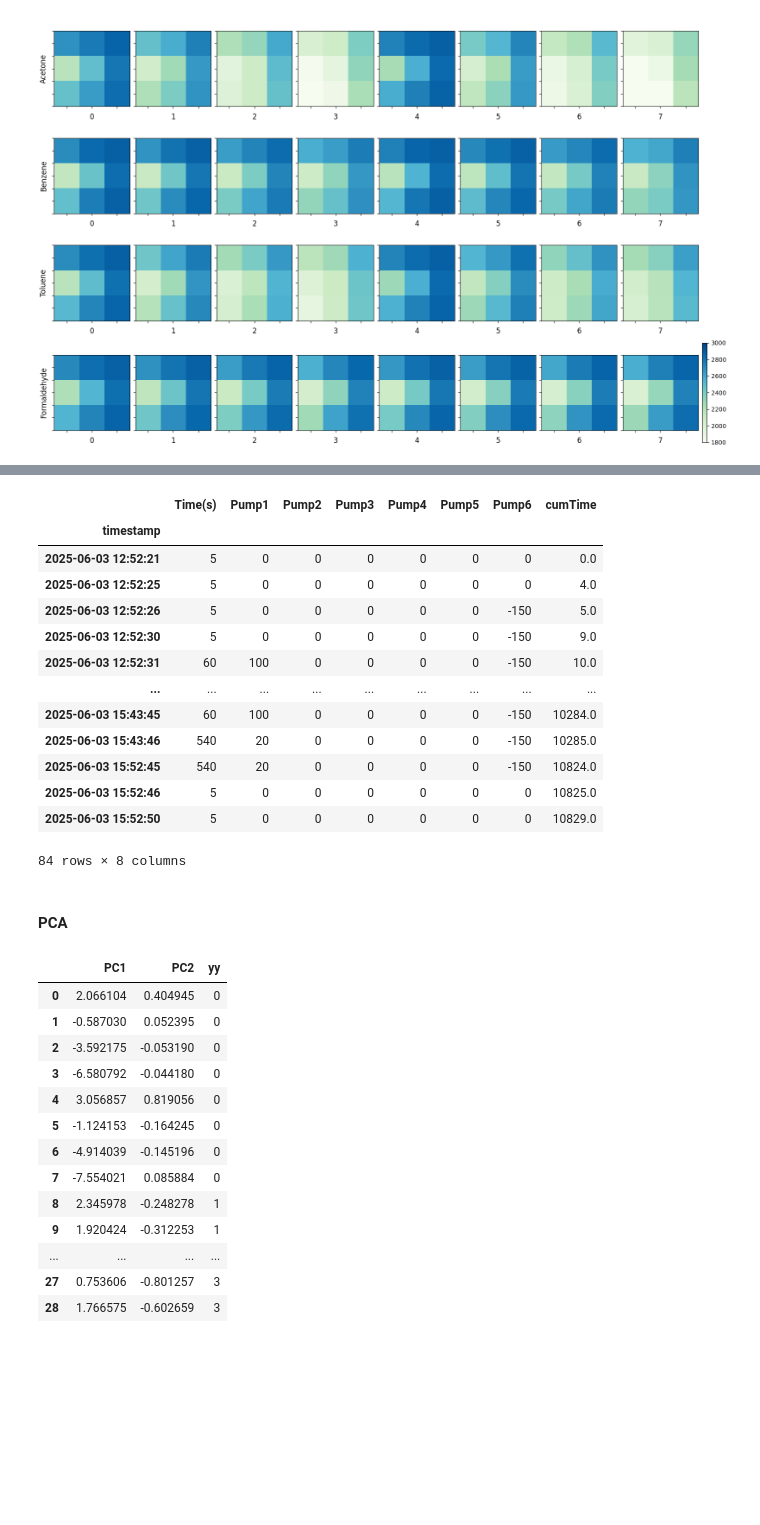
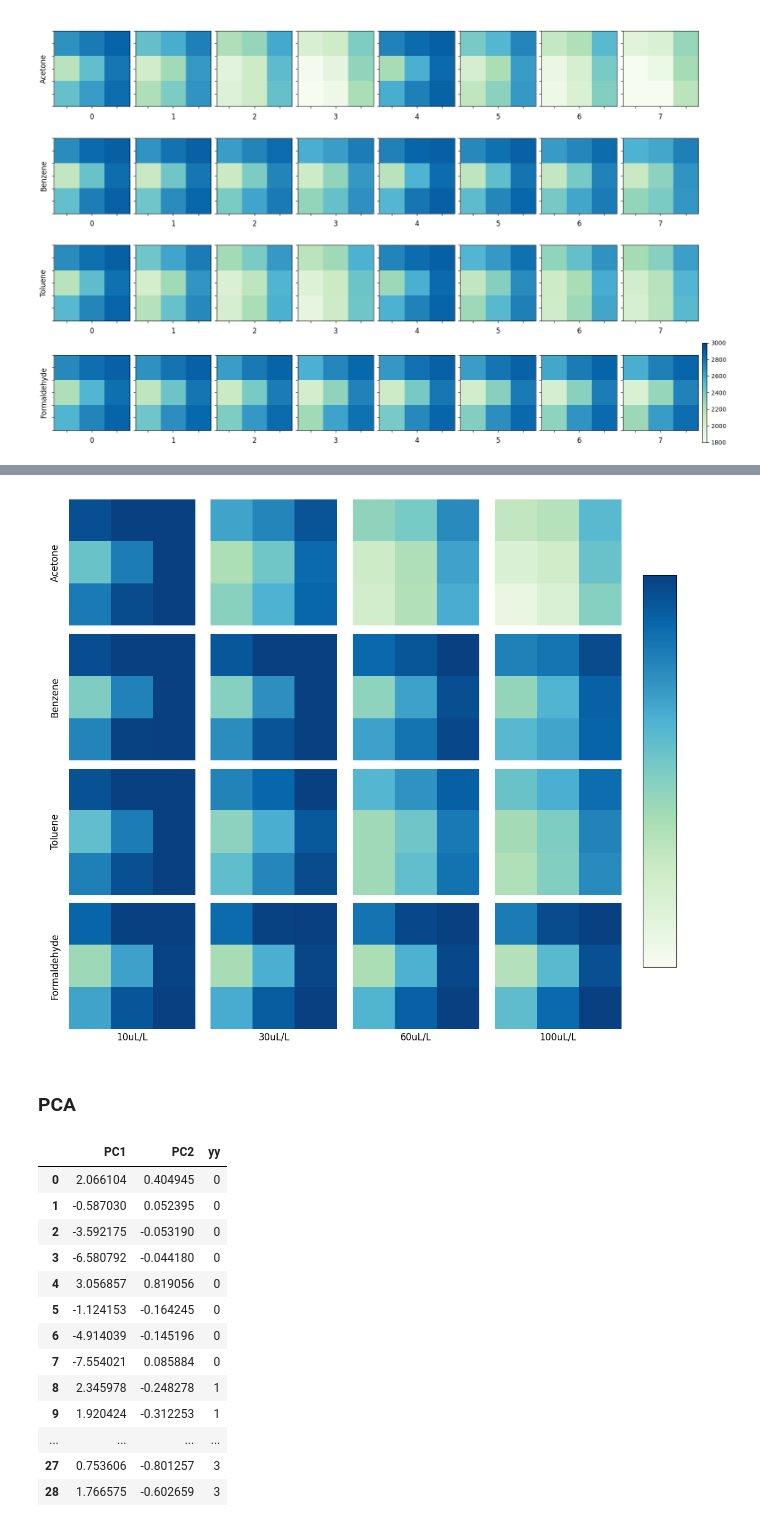
Before and after one commit to Jonathanchan1996/waterpaper, a Jupyter notebook: water3x3_classifi.ipynb, the cells around one changed output, grey strips where cells are left out. Saved outputs shown, nothing was run; the diff lists cells and outputs as text; code cells hidden in the pictures; blank space fills up the shorter version.

```diff
--- a/water3x3_classifi.ipynb
+++ b/water3x3_classifi.ipynb
@@ -389,22 +391,49 @@ fig.tight_layout(rect=[0, 0, 0.9, 1])  # Leave space for the colorbar
-# %%
-myTest[0].seq_df
-# %% [output]
-|  | Time(s) | Pump1 | Pump2 | Pump3 | Pump4 | Pump5 | Pump6 | cumTime |
-| timestamp |  |  |  |  |  |  |  |  |
-| 2025-06-03 12:52:21 | 5 | 0 | 0 | 0 | 0 | 0 | 0 | 0.0 |
-| 2025-06-03 12:52:25 | 5 | 0 | 0 | 0 | 0 | 0 | 0 | 4.0 |
-| 2025-06-03 12:52:26 | 5 | 0 | 0 | 0 | 0 | 0 | -150 | 5.0 |
-| 2025-06-03 12:52:30 | 5 | 0 | 0 | 0 | 0 | 0 | -150 | 9.0 |
-| 2025-06-03 12:52:31 | 60 | 100 | 0 | 0 | 0 | 0 | -150 | 10.0 |
-| ... | ... | ... | ... | ... | ... | ... | ... | ... |
-| 2025-06-03 15:43:45 | 60 | 100 | 0 | 0 | 0 | 0 | -150 | 10284.0 |
-| 2025-06-03 15:43:46 | 540 | 20 | 0 | 0 | 0 | 0 | -150 | 10285.0 |
-| 2025-06-03 15:52:45 | 540 | 20 | 0 | 0 | 0 | 0 | -150 | 10824.0 |
-| 2025-06-03 15:52:46 | 5 | 0 | 0 | 0 | 0 | 0 | 0 | 10825.0 |
-| 2025-06-03 15:52:50 | 5 | 0 | 0 | 0 | 0 | 0 | 0 | 10829.0 |
-84 rows × 8 columns
+# %%
+plt.close('all')
+
+fig, ax = plt.subplots(
+    ncols=4,  # 8 for images + 1 for the colorbar
+    nrows=key_df['yy'].max() + 1,  # Based on the unique 'yy' values
+    figsize=(12, 10)  # Increase width slightly for colorbar space
+)
+
+# Iterate through rows of the DataFrame and create subplots
+for index, row in key_df.iterrows():
+    thisAx = ax[row['yy'], index % 4]  # Use the first 8 columns for images
+    gasMat = np.reshape(
+        row[[f'px{i}' for i in range(0, 9)]].to_numpy().astype(np.int64),
+        (-1, 3)
+    ).astype(int)
+    im = thisAx.imshow(gasMat, cmap='GnBu', vmin=1600, vmax=2800, interpolation='nearest')
+
+    if index % 8 == 0:
+        thisAx.set_ylabel(myTest[row['yy']].liquLabel, fontsize=12)
+    if row['yy'] == key_df['yy'].max():
+        xLab = row['conc']
+        thisAx.set_xlabel(f'{xLab}uL/L', fontsize=12)
+
+# Remove tick labels from all subplots
+for rowAx in ax:
+    for thisAx in rowAx:  # Skip the last column (colorbar column)
+        for side in ['top','right','bottom','left']:
+            thisAx.spines[side].set_visible(False)
+        thisAx.tick_params(axis='both',which='both',labelbottom=False,bottom=False,left=False)
+        thisAx.set_yticklabels([])
+        thisAx.set_xticklabels([])
+
+# Use the entire 9th column for a single colorbar
+cbar_ax = fig.add_axes([0.9, 0.15, 0.05, 0.7])  # Define the position of the colorbar
+fig.colorbar(im, cax=cbar_ax, orientation='vertical')  # Add the single colorbar
+# cbar_ax.set_ylabel("ADC", fontsize=12, labelpad=10)  # Label for the colorbar
+# cbar_ax.tick_params(labelsize=10)  # Adjust tick size
+cbar_ax.tick_params(left=False, right=False, labelleft=False, labelright=False)
+
+# Adjust layout
+fig.tight_layout(rect=[0, 0, 0.9, 1])  # Leave space for the colorbar
+# %% [output]
+[figure, added]
 # %% [markdown]
-#### PCA
+### PCA
 # %%
 import pandas as pd
 import numpy as np
```
Also changed, not shown: parts of 9 cells of this notebook.
